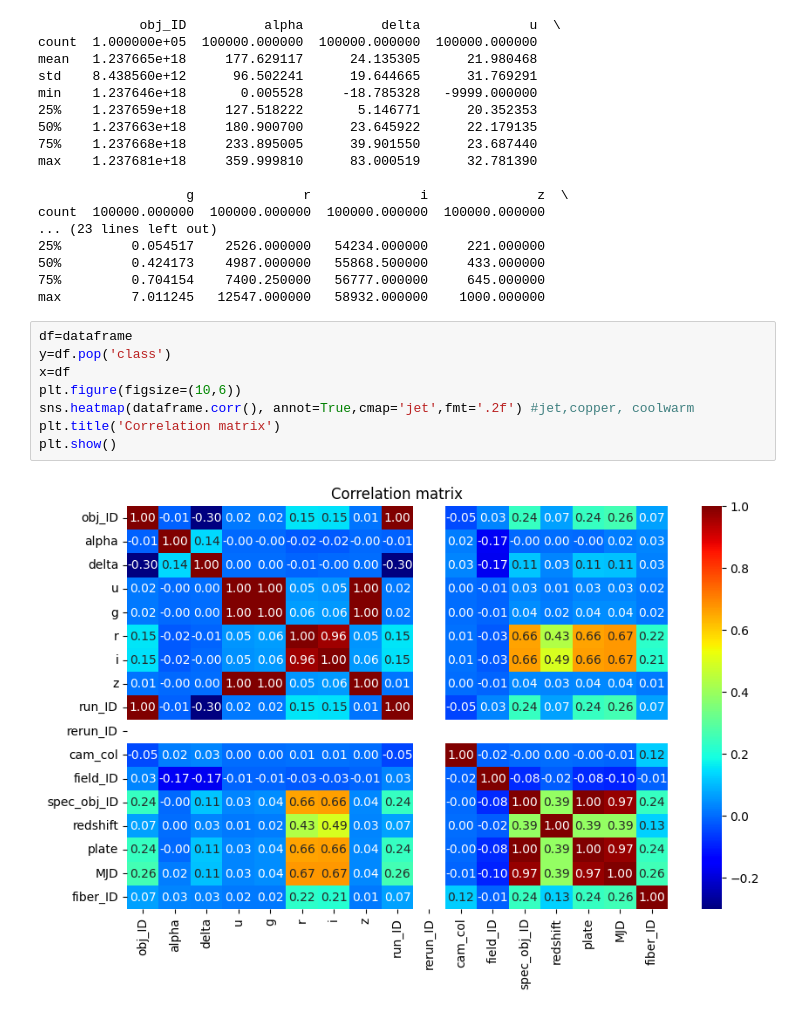
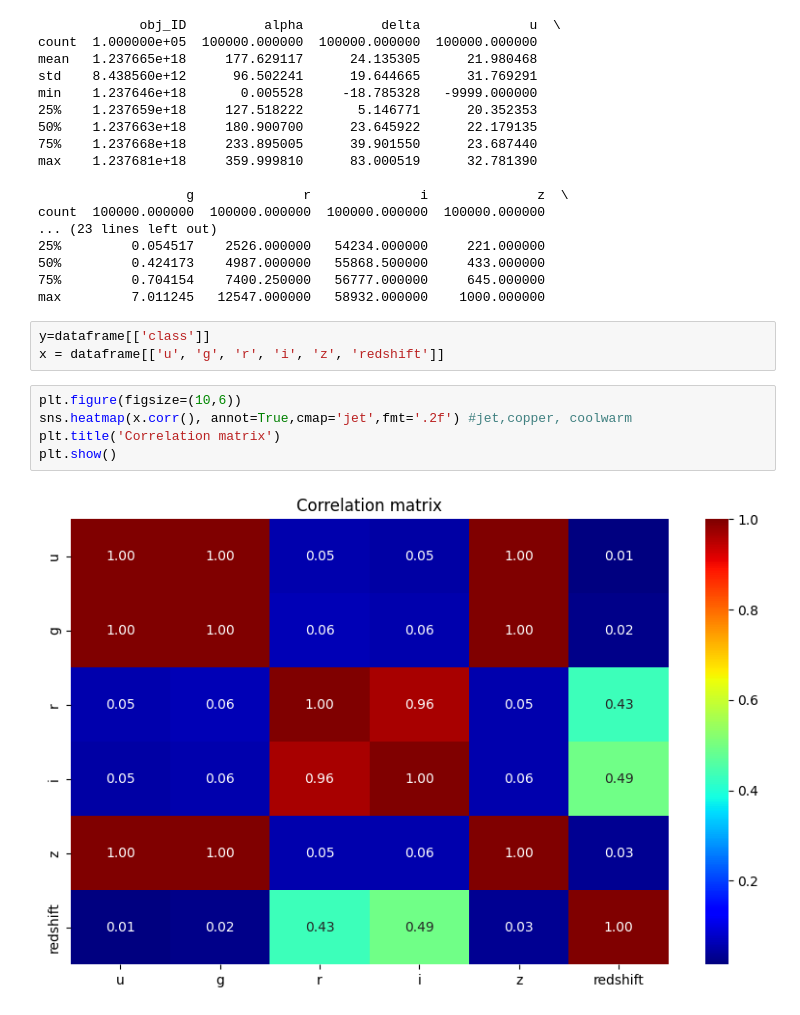
Before and after one commit to RadekJedrzejczyk/StarClasification, a Jupyter notebook: analysis.ipynb, the cells around one changed output. Cells and saved outputs as stored; diff of their text form.

```diff
--- a/analysis.ipynb
+++ b/analysis.ipynb
@@ -73,12 +73,12 @@ count  100000.000000  100000.000000  100000.000000  100000.000000
 75%         0.704154    7400.250000   56777.000000     645.000000
 max         7.011245   12547.000000   58932.000000    1000.000000
 # %%
-df=dataframe
-y=df.pop('class')
-x=df
-plt.figure(figsize=(10,6))
-sns.heatmap(dataframe.corr(), annot=True,cmap='jet',fmt='.2f') #jet,copper, coolwarm
-plt.title('Correlation matrix')
-plt.show()
+y=dataframe[['class']]
+x = dataframe[['u', 'g', 'r', 'i', 'z', 'redshift']]
-# %% [output]
-[figure, removed]
+# %%
+plt.figure(figsize=(10,6))
+sns.heatmap(x.corr(), annot=True,cmap='jet',fmt='.2f') #jet,copper, coolwarm
+plt.title('Correlation matrix')
+plt.show()
+# %% [output]
+[figure, added]
```
Also changed, not shown: parts of 3 cells of this notebook.
